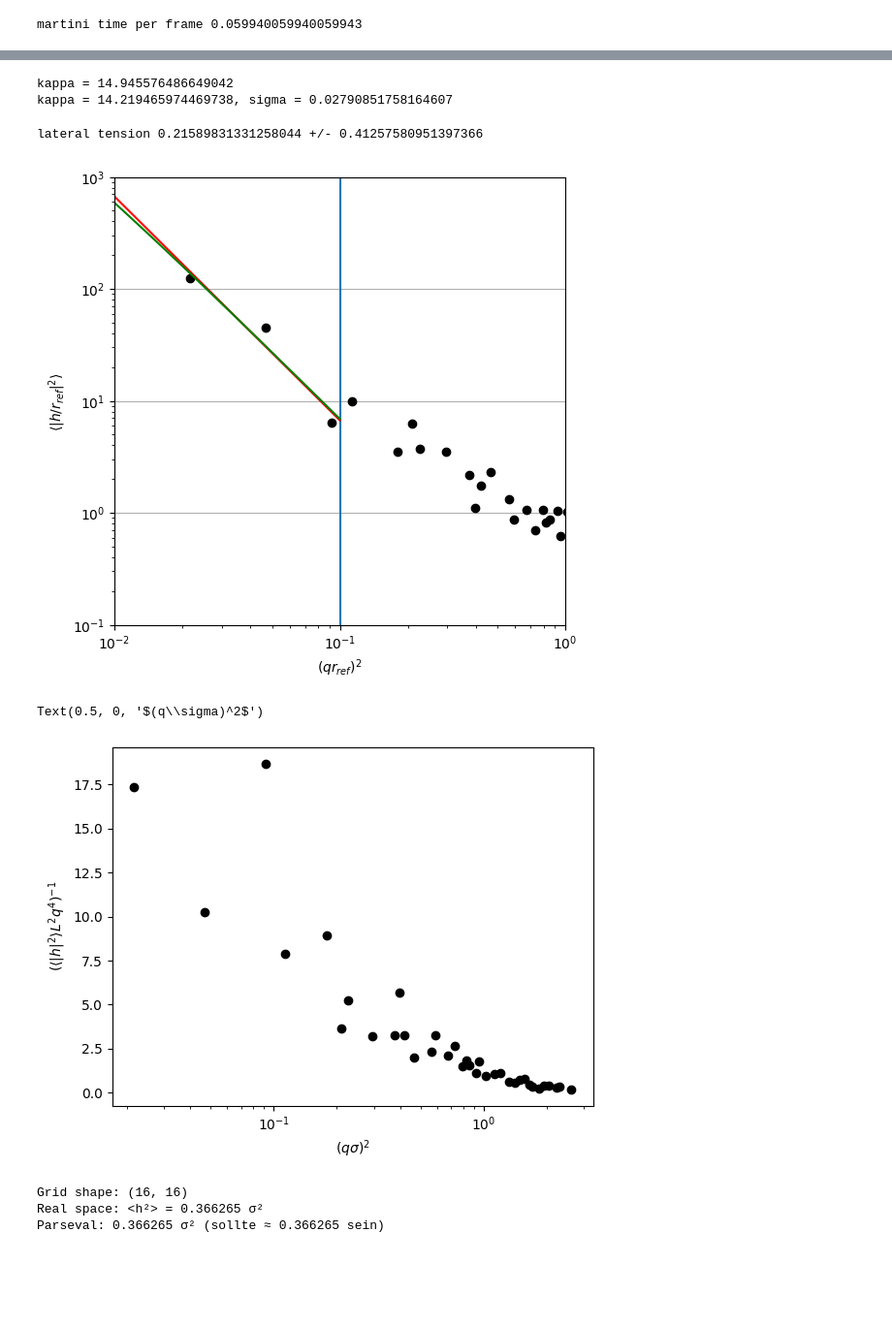
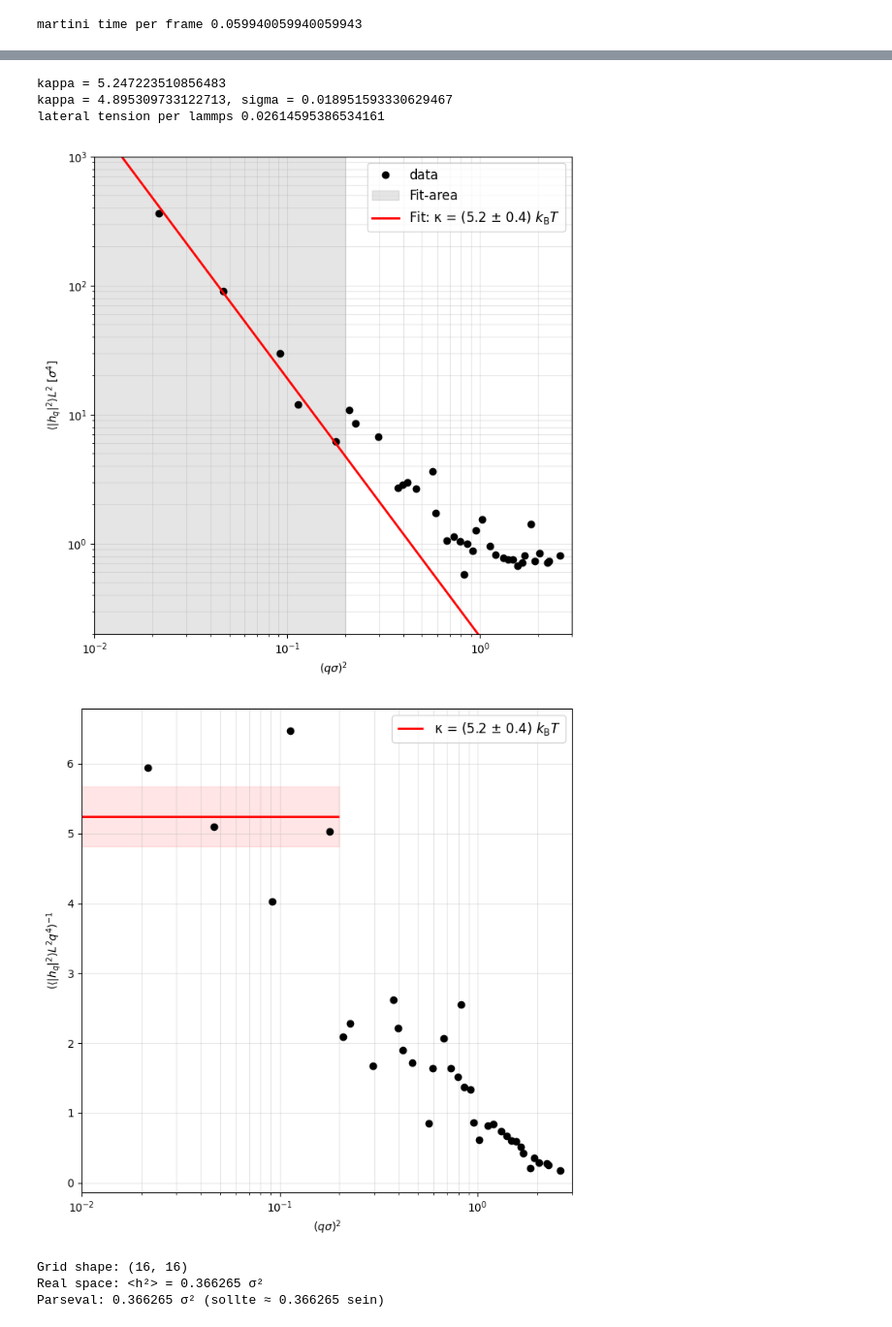
Before and after one commit to G-Scherer/dpd_simulation, a Jupyter notebook: bending_modulus/analysis/analysis_fluc.ipynb, the cells around one changed output, grey strips where cells are left out. Shown at 97% size. Drawn from its saved outputs; the diff is of its cells as text; code cells hidden in the pictures; blank space fills up the shorter version.

Commit message:
writing backup, better analysis for the membrane fluctuations.

```diff
--- a/bending_modulus/analysis/analysis_fluc.ipynb
+++ b/bending_modulus/analysis/analysis_fluc.ipynb
@@ -16,6 +12,6 @@ elif size == "big":
 N = 16
 # %%
 dir = "/home/gabriel/Dokumente/bachelor_thesis/dpd_simulation/bending_modulus/"
-top_file = os.path.join(dir, f"setup/bilayer_new_try.data")
-traj_file = os.path.join(dir, f"fluctuation_simulations/bilayer_{size}.lammpstrj")
+top_file = os.path.join(dir, f"setup/bilayer_{lipids}.data")
+traj_file = os.path.join(dir, f"fluctuation_simulations/bilayer_{lipids}.lammpstrj")
 # %%
@@ -256,6 +277,7 @@ def fit(q,p, lower, upper):
     popt, pcov = curve_fit(fit_func, np.log(q_fit**2), np.log(p_fit))
 
     a = popt[0]
+    a_err = np.sqrt(np.diag(pcov))[0]
 
     kappa = 1/np.exp(a)
 
@@ -263,7 +285,7 @@ def fit(q,p, lower, upper):
 
     q2_range = np.logspace(np.log10(lower), np.log10(upper))
 
-    return a, q2_range
+    return a, a_err, q2_range
 # %%
 def fit_func_new(q2, kappa, sigma):
 
@@ -285,48 +307,60 @@ def fit_new(q,p,lower,upper):
 
     return kappa, sigma, q2_range
 # %%
-a, q2_range = fit(q_radial, power_radial, 0.01, 0.1)
-kappa, sigma, q2_range_new = fit_new(q_radial, power_radial, 0.01, 0.1)
+a, a_err, q2_range = fit(q_radial, power_radial, 0.01, 0.2)
+kappa, sigma, q2_range_new = fit_new(q_radial, power_radial, 0.01, 0.15)
+
+kappa = 1/np.exp(a)
+kappa_err = kappa*a_err
+
+tension_data = np.loadtxt(os.path.join(dir, f"fluctuation_simulations/tension_profile_{lipids}.dat"), skiprows=2, usecols=1)
+print(f"lateral tension per lammps {np.mean(tension_data)}")
 # %% [output]
-kappa = 14.945576486649042
-kappa = 14.219465974469738, sigma = 0.02790851758164607
+kappa = 5.247223510856483
+kappa = 4.895309733122713, sigma = 0.018951593330629467
+lateral tension per lammps 0.02614595386534161
-# %%
-tension_data = np.loadtxt(os.path.join(dir, "fluctuation_simulations/tension_profile_75.dat"), skiprows=2, usecols=1)
-print(f"lateral tension {np.mean(tension_data)} +/- {np.std(tension_data)}")
-# %% [output]
-lateral tension 0.21589831331258044 +/- 0.41257580951397366
 # %%
-plt.figure(figsize=(6,6))
+plt.figure(figsize=(7, 7))
 
 mask = (power_radial > 1e-10)
-q_plot, power_plot = q_radial[mask][1:] , power_radial[mask][1:]
+q_plot, power_plot = q_radial[mask][1:], power_radial[mask][1:]
 
-plt.loglog(q_plot**2, power_plot, "o", color="black")
+plt.loglog(q_plot**2, power_plot, "o", color="black", label="data", markersize=6)
 
-plt.xlabel(r"$(qr_{ref})^2$")
-plt.ylabel(r"$\langle |h/r_{ref}|^2\rangle$ ")
+plt.axvspan(0.01, 0.2, alpha=0.2, color='gray', label='Fit-area')
 
-plt.axvline(1e-1)
+q2_range_full = np.logspace(np.log10(0.01), np.log10(1), 100)
+plt.loglog(q2_range_full, np.exp(fit_func(np.log(q2_range_full), a)), "r-", linewidth=2, label=f'Fit: κ = ({kappa:.1f} $\\pm$ {kappa_err:.1f}) $k_{{\\text{{B}}}}T$')
 
-#q2_range = np.logspace(-3,1)
+plt.xlabel(r"$(q\sigma)^2$")
+plt.ylabel(r"$\langle |h_q|^2\rangle L^2$ [$\sigma^4$]")
 
-plt.loglog(q2_range, np.exp(fit_func(np.log(q2_range), a)), "r-")
-plt.loglog(q2_range_new, np.exp(fit_func_new(q2_range, kappa, sigma)), "g-")
+plt.xlim((0.01, 3))
+plt.ylim((0.2, 1000))
 
-plt.xlim((0.01,1))
-plt.ylim((0.1,1000))
-
-plt.grid()
+plt.legend(fontsize=12, frameon=True)
+plt.grid(True, which="both", ls="-", alpha=0.3)
+plt.tight_layout()
 plt.show()
 
-plt.plot(q_plot**2, 1/(power_plot*q_plot**4), "o", color="black")
+plt.figure(figsize=(7,7))
+plt.plot(q_plot**2, 1/(power_plot*q_plot**4), "o", color="black", markersize=6)
+
+# κ-Wert als horizontale Linie im Fit-Bereich
+plt.hlines(kappa, 0.01, 0.2, colors='red', linewidth=2, label=f'κ = ({kappa:.1f} $\\pm$ {kappa_err:.1f}) $k_{{\\text{{B}}}}T$')
+plt.fill_between(np.linspace(0.01, 0.2, 50), np.full(50, kappa - kappa_err), np.full(50, kappa + kappa_err), color="red", alpha=0.1)
+
 plt.xscale("log")
-plt.ylabel(r"$(\langle |h|^2\rangle L^2q^4)^{-1}$")
+plt.xlim((0.01, 3))
+plt.ylabel(r"$(\langle |h_q|^2\rangle L^2q^4)^{-1}$")
 plt.xlabel(r"$(q\sigma)^2$")
+plt.legend(fontsize=12, frameon=True)
+plt.grid(True, which="both", ls="-", alpha=0.3)
+plt.tight_layout()
+plt.show()
 # %% [output]
-[figure, old version]
+[figure, new version]
-Text(0.5, 0, '$(q\\sigma)^2$')
-[figure, old version]
+[figure, new version]
 # %%
 q_radial_gro, power_radial_gro = psd(u_gro, 100, gro = True)
 # %% [output]
```
Also changed, not shown: parts of 12 cells of this notebook, 38 other files.
